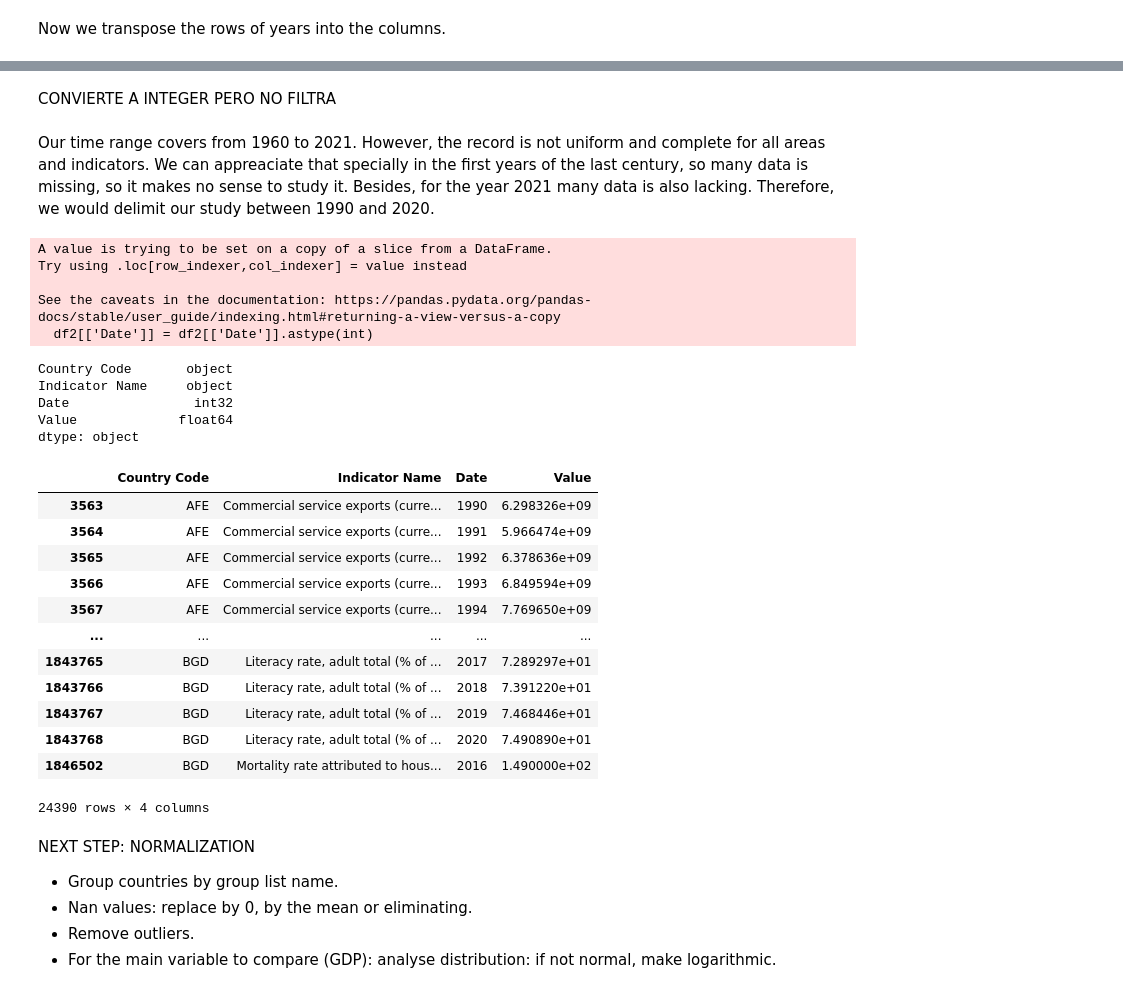
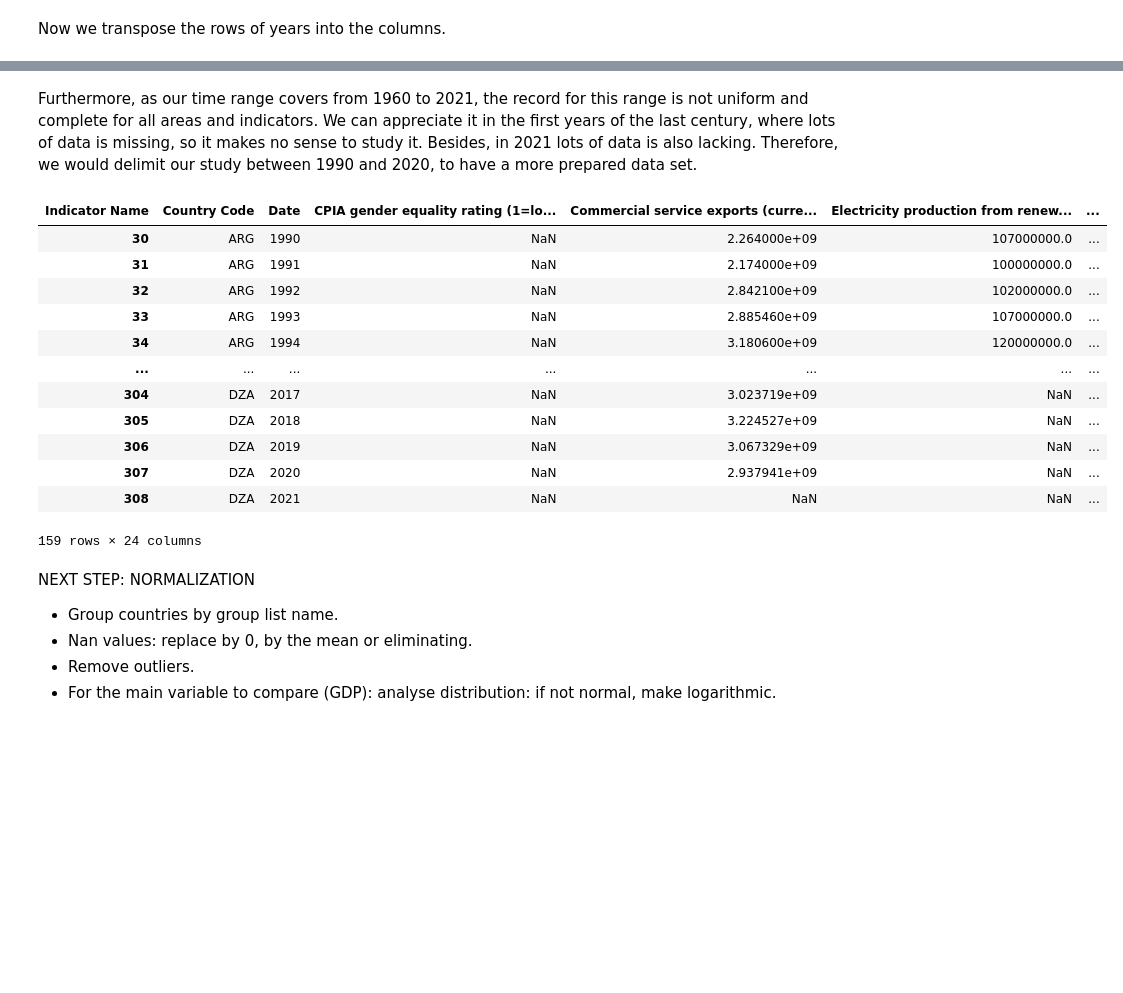
Before and after one commit to devonfw-forge/python-data-driven-decisions, a Jupyter notebook: CopyMaria Data-integration.ipynb, the cells around one changed output, grey strips where cells are left out. Drawn from its saved outputs; the diff is of its cells as text; code cells hidden in the pictures; blank space fills up the shorter version.

```diff
--- a/CopyMaria Data-integration.ipynb
+++ b/CopyMaria Data-integration.ipynb
@@ -80,6 +92,2 @@ dftras
 # %%
-indicators_list=['GDP (current US$)','Literacy rate, adult total (% of people ages 15 and above)', 'Government expenditure on education, total (% of government expenditure)','Net migration','Commercial service exports (current US$)','Exports of goods and services (current US$)','Taxes on international trade (current LCU)','Fertility rate, total (births per woman)','People using at least basic sanitation services (% of population)','Employment in agriculture (% of total employment) (modeled ILO estimate)','Employment in services (% of total employment) (modeled ILO estimate)','Employment in industry (% of total employment) (modeled ILO estimate)','Electricity production from renewable sources, excluding hydroelectric (kWh)','Number of infant deaths','Number of infant deaths','Foreign direct investment, net (BoP, current US$)','Mortality rate attributed to household and ambient air pollution, age-standardized (per 100,000 population)','Total alcohol consumption per capita (liters of pure alcohol, projected estimates, 15+ years of age)','Research and development expenditure (% of GDP)','Labor force with advanced education (% of total working-age population with advanced education)','Suicide mortality rate (per 100,000 population)','CPIA gender equality rating (1=low to 6=high)','Share of youth not in education, employment or training, total (% of youth population)','Government expenditure on education, total (% of government expenditure)']
-
-df2=dftras.loc[dftras['Indicator Name'].isin(indicators_list)]
-pd.set_option('display.max_rows', 10)
-df2
+indicators_list=['GDP (current US$)','Literacy rate, adult total (% of people ages 15 and above)', 'Government expenditure on education, total (% of government expenditure)','Net migration','Commercial service exports (current US$)','Exports of goods and services (current US$)','Taxes on international trade (current LCU)','Fertility rate, total (births per woman)','People using at least basic sanitation services (% of population)','Employment in agriculture (% of total employment) (modeled ILO estimate)','Employment in services (% of total employment) (modeled ILO estimate)','Employment in industry (% of total employment) (modeled ILO estimate)','Electricity production from renewable sources, excluding hydroelectric (kWh)','Number of infant deaths','Foreign direct investment, net (BoP, current US$)','Mortality rate attributed to household and ambient air pollution, age-standardized (per 100,000 population)','Total alcohol consumption per capita (liters of pure alcohol, projected estimates, 15+ years of age)','Research and development expenditure (% of GDP)','Labor force with advanced education (% of total working-age population with advanced education)','Suicide mortality rate (per 100,000 population)','CPIA gender equality rating (1=low to 6=high)','Share of youth not in education, employment or training, total (% of youth population)','Government expenditure on education, total (% of government expenditure)']
@@ -99,0 +94,4 @@ df2
+# %%
+dfl=dftras.loc[dftras['Indicator Name'].isin(indicators_list)]
+pd.set_option('display.max_rows', 10)
+dfl
@@ -100,2 +112,2 @@ df2
 # %%
-df2.set_index(["Country Code", "Date"]).pivot(columns="Indicator Name", values="Value").reset_index()
+dfl=dfl.set_index(["Country Code", "Date"]).pivot(columns="Indicator Name", values="Value").reset_index()
@@ -116,40 +114,23 @@ df2.set_index(["Country Code", "Date"]).pivot(columns="Indicator Name", values="
-# %% [markdown]
-CONVIERTE A INTEGER PERO NO FILTRA
 # %% [markdown]
-Our time range covers from 1960 to 2021. However, the record is not uniform and complete for all areas and indicators. We can appreaciate that specially in the first years of the last century, so many data is missing, so it makes no sense to study it. Besides, for the year 2021 many data is also lacking. Therefore, we would delimit our study between 1990 and 2020.
+Furthermore, as our time range covers from 1960 to 2021, the record for this range is not uniform and complete for all areas and indicators. We can appreciate it in the first years of the last century, where lots of data is missing, so it makes no sense to study it. Besides, in 2021 lots of data is also lacking. Therefore, we would delimit our study between 1990 and 2020, to have a more prepared data set.
-# %%
-df2[['Date']] = df2[['Date']].astype(int)
-# %% [output]
-A value is trying to be set on a copy of a slice from a DataFrame.
-Try using .loc[row_indexer,col_indexer] = value instead
-
-See the caveats in the documentation: https://pandas.pydata.org/pandas-docs/stable/user_guide/indexing.html#returning-a-view-versus-a-copy
-  df2[['Date']] = df2[['Date']].astype(int)
-# %%
-df2.dtypes
-# %% [output]
-Country Code       object
-Indicator Name     object
-Date                int32
-Value             float64
-dtype: object
-# %%
-df3 = df2[df2['Date'] > 1989]
-df3
-# %% [output]
-|  | Country Code | Indicator Name | Date | Value |
-| 3563 | AFE | Commercial service exports (curre... | 1990 | 6.298326e+09 |
-| 3564 | AFE | Commercial service exports (curre... | 1991 | 5.966474e+09 |
-| 3565 | AFE | Commercial service exports (curre... | 1992 | 6.378636e+09 |
-| 3566 | AFE | Commercial service exports (curre... | 1993 | 6.849594e+09 |
-| 3567 | AFE | Commercial service exports (curre... | 1994 | 7.769650e+09 |
-| ... | ... | ... | ... | ... |
-| 1843765 | BGD | Literacy rate, adult total (% of ... | 2017 | 7.289297e+01 |
-| 1843766 | BGD | Literacy rate, adult total (% of ... | 2018 | 7.391220e+01 |
-| 1843767 | BGD | Literacy rate, adult total (% of ... | 2019 | 7.468446e+01 |
-| 1843768 | BGD | Literacy rate, adult total (% of ... | 2020 | 7.490890e+01 |
-| 1846502 | BGD | Mortality rate attributed to hous... | 2016 | 1.490000e+02 |
-24390 rows × 4 columns
+# %%
+dfl[['Date']] = dfl[['Date']].astype(int)
+df3 = dfl[dfl['Date'] > 1989]
+df3
+# %% [output]
+| Indicator Name | Country Code | Date | CPIA gender equality rating (1=lo... | Commercial service exports (curre... | Electricity production from renew... | ... |
+| 30 | ARG | 1990 | NaN | 2.264000e+09 | 107000000.0 | ... |
+| 31 | ARG | 1991 | NaN | 2.174000e+09 | 100000000.0 | ... |
+| 32 | ARG | 1992 | NaN | 2.842100e+09 | 102000000.0 | ... |
+| 33 | ARG | 1993 | NaN | 2.885460e+09 | 107000000.0 | ... |
+| 34 | ARG | 1994 | NaN | 3.180600e+09 | 120000000.0 | ... |
+| ... | ... | ... | ... | ... | ... | ... |
+| 304 | DZA | 2017 | NaN | 3.023719e+09 | NaN | ... |
+| 305 | DZA | 2018 | NaN | 3.224527e+09 | NaN | ... |
+| 306 | DZA | 2019 | NaN | 3.067329e+09 | NaN | ... |
+| 307 | DZA | 2020 | NaN | 2.937941e+09 | NaN | ... |
+| 308 | DZA | 2021 | NaN | NaN | NaN | ... |
+159 rows × 24 columns
 # %% [markdown]
 NEXT STEP: NORMALIZATION
 
```
Also changed, not shown: parts of 11 cells of this notebook.
